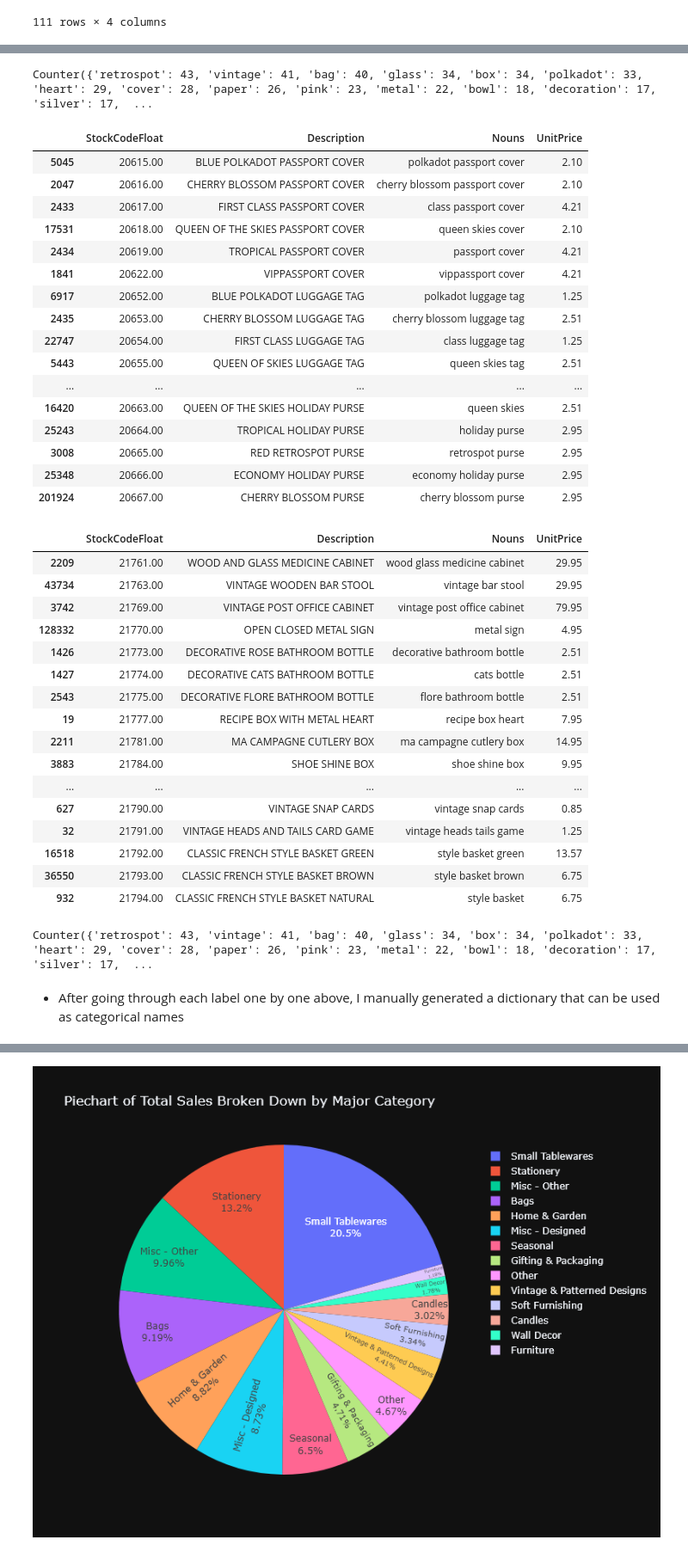
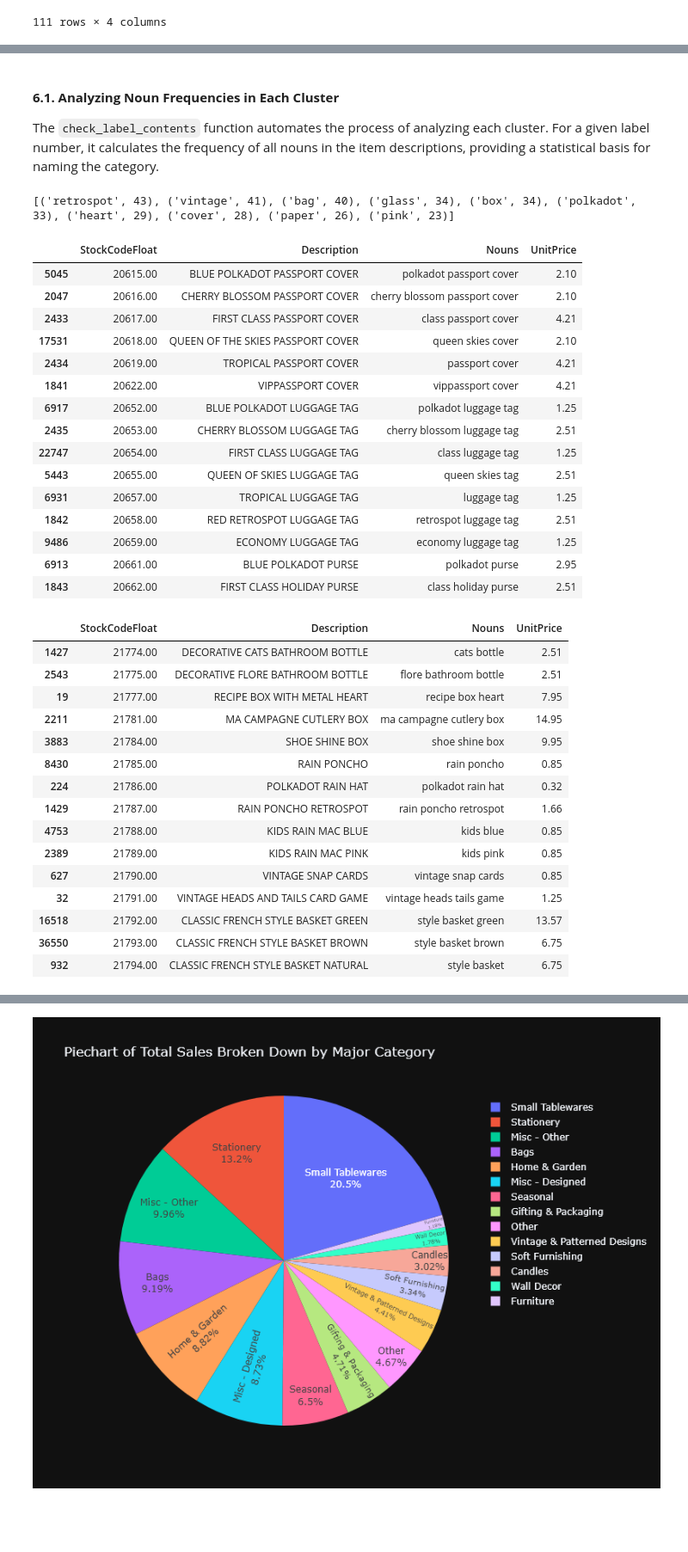
Before and after one commit to lkbaldridge/Online-Sales-Analytics---From-EDA-to-Customer-Segmentation-Product-Clustering, a Jupyter notebook: 3. machine learning - stock clustering.ipynb, the cells around one changed output, grey strips where cells are left out. Shown at 86% size. Saved outputs shown, nothing was run; the diff lists cells and outputs as text; code cells hidden in the pictures; blank space fills up the shorter version.

```diff
--- a/3. machine learning - stock clustering.ipynb
+++ b/3. machine learning - stock clustering.ipynb
@@ -29,11 +37,11 @@ pd.options.display.max_columns = 50
 pd.options.display.float_format = '{:.2f}'.format
 
 def display_side_by_side(*args):
-    html_str = '<div style="display: flex; justify-content: flex-start;">'
+    html_str = '<div style="display: flex; justify-content: flex-start;"'
     for df in args:
         if isinstance(df, pd.Series):
             df = df.to_frame()
-        html_str += f'<div style="flex: 1; padding: 0;">{df.to_html(index=True)}</div>'
-    html_str += '</div>'
+        html_str += f'<div style="flex: 1; padding: 0;"{df.to_html(index=True)}</div'
+    html_str += '</div'
 
     display(HTML(html_str))
@@ -198,6 +249,9 @@ def extract_nouns(text):
 
 #Create Nouns column with function above
 price_code_df_filtered['Nouns'] = price_code_df_filtered['Description'].apply(extract_nouns)
+# %% [markdown]
+#### **6.1. Analyzing Noun Frequencies in Each Cluster**
+The `check_label_contents` function automates the process of analyzing each cluster. For a given label number, it calculates the frequency of all nouns in the item descriptions, providing a statistical basis for naming the category.
 # %%
 
 #Now we can check each label with the help of the function below
@@ -231,60 +285,54 @@ def check_label_contents(num, df, return_info = False):
     word_counts = Counter(words)
 
     # Sort the words by frequency and display 20 most frequent nouns
     sorted_word_counts = dict(sorted(word_counts.items(), key=lambda item: item[1], reverse=True))
     most_frequent_words = list(sorted_word_counts.keys())[:20]
-    print(word_counts)
+    print(word_counts.most_common(10))
 
     #Display subset of df that can aid in naming Label, optionally return sorted and label filtered df for further analysis
     sorted_df = label_filtered.sort_values(by='StockCodeFloat', ascending=True)
     sorted_df_info = sorted_df[['StockCodeFloat', 'Description', 'Nouns', 'UnitPrice']]
-    if len(sorted_df) >= 40:
-        display_side_by_side(sorted_df_info[:20], sorted_df_info[-20:])
+    if len(sorted_df) == 40:
+        display_side_by_side(sorted_df_info[:15], sorted_df_info[-15:])
     else:
         display_side_by_side(sorted_df_info[:])
 
     if return_info:
         return sorted_df, word_counts
 
 #Example output
 group_df, word_counts = check_label_contents(10, price_code_df_filtered, True)
-print(word_counts)
 # %% [output]
-Counter({'retrospot': 43, 'vintage': 41, 'bag': 40, 'glass': 34, 'box': 34, 'polkadot': 33, 'heart': 29, 'cover': 28, 'paper': 26, 'pink': 23, 'metal': 22, 'bowl': 18, 'decoration': 17, 'silver': 17,  ...
+[('retrospot', 43), ('vintage', 41), ('bag', 40), ('glass', 34), ('box', 34), ('polkadot', 33), ('heart', 29), ('cover', 28), ('paper', 26), ('pink', 23)]
 |  | StockCodeFloat | Description | Nouns | UnitPrice |
 | 5045 | 20615.00 | BLUE POLKADOT PASSPORT COVER | polkadot passport cover | 2.10 |
 | 2047 | 20616.00 | CHERRY BLOSSOM PASSPORT COVER | cherry blossom passport cover | 2.10 |
 | 2433 | 20617.00 | FIRST CLASS PASSPORT COVER | class passport cover | 4.21 |
 | 17531 | 20618.00 | QUEEN OF THE SKIES PASSPORT COVER | queen skies cover | 2.10 |
 | 2434 | 20619.00 | TROPICAL PASSPORT COVER | passport cover | 4.21 |
 | 1841 | 20622.00 | VIPPASSPORT COVER | vippassport cover | 4.21 |
 | 6917 | 20652.00 | BLUE POLKADOT LUGGAGE TAG | polkadot luggage tag | 1.25 |
 | 2435 | 20653.00 | CHERRY BLOSSOM LUGGAGE TAG | cherry blossom luggage tag | 2.51 |
 | 22747 | 20654.00 | FIRST CLASS LUGGAGE TAG | class luggage tag | 1.25 |
 | 5443 | 20655.00 | QUEEN OF SKIES LUGGAGE TAG | queen skies tag | 2.51 |
-| ... | ... | ... | ... | ... |
-| 16420 | 20663.00 | QUEEN OF THE SKIES HOLIDAY PURSE | queen skies | 2.51 |
-| 25243 | 20664.00 | TROPICAL HOLIDAY PURSE | holiday purse | 2.95 |
-| 3008 | 20665.00 | RED RETROSPOT PURSE | retrospot purse | 2.95 |
-| 25348 | 20666.00 | ECONOMY HOLIDAY PURSE | economy holiday purse | 2.95 |
-| 201924 | 20667.00 | CHERRY BLOSSOM PURSE | cherry blossom purse | 2.95 |
+| 6931 | 20657.00 | TROPICAL LUGGAGE TAG | luggage tag | 1.25 |
+| 1842 | 20658.00 | RED RETROSPOT LUGGAGE TAG | retrospot luggage tag | 2.51 |
+| 9486 | 20659.00 | ECONOMY LUGGAGE TAG | economy luggage tag | 1.25 |
+| 6913 | 20661.00 | BLUE POLKADOT PURSE | polkadot purse | 2.95 |
+| 1843 | 20662.00 | FIRST CLASS HOLIDAY PURSE | class holiday purse | 2.51 |
 |  | StockCodeFloat | Description | Nouns | UnitPrice |
-| 2209 | 21761.00 | WOOD AND GLASS MEDICINE CABINET | wood glass medicine cabinet | 29.95 |
-| 43734 | 21763.00 | VINTAGE WOODEN BAR STOOL | vintage bar stool | 29.95 |
-| 3742 | 21769.00 | VINTAGE POST OFFICE CABINET | vintage post office cabinet | 79.95 |
-| 128332 | 21770.00 | OPEN CLOSED METAL SIGN | metal sign | 4.95 |
-| 1426 | 21773.00 | DECORATIVE ROSE BATHROOM BOTTLE | decorative bathroom bottle | 2.51 |
 | 1427 | 21774.00 | DECORATIVE CATS BATHROOM BOTTLE | cats bottle | 2.51 |
 | 2543 | 21775.00 | DECORATIVE FLORE BATHROOM BOTTLE | flore bathroom bottle | 2.51 |
 | 19 | 21777.00 | RECIPE BOX WITH METAL HEART | recipe box heart | 7.95 |
 | 2211 | 21781.00 | MA CAMPAGNE CUTLERY BOX | ma campagne cutlery box | 14.95 |
 | 3883 | 21784.00 | SHOE SHINE BOX | shoe shine box | 9.95 |
-| ... | ... | ... | ... | ... |
+| 8430 | 21785.00 | RAIN PONCHO | rain poncho | 0.85 |
+| 224 | 21786.00 | POLKADOT RAIN HAT | polkadot rain hat | 0.32 |
+| 1429 | 21787.00 | RAIN PONCHO RETROSPOT | rain poncho retrospot | 1.66 |
+| 4753 | 21788.00 | KIDS RAIN MAC BLUE | kids blue | 0.85 |
+| 2389 | 21789.00 | KIDS RAIN MAC PINK | kids pink | 0.85 |
 | 627 | 21790.00 | VINTAGE SNAP CARDS | vintage snap cards | 0.85 |
 | 32 | 21791.00 | VINTAGE HEADS AND TAILS CARD GAME | vintage heads tails game | 1.25 |
 | 16518 | 21792.00 | CLASSIC FRENCH STYLE BASKET GREEN | style basket green | 13.57 |
 | 36550 | 21793.00 | CLASSIC FRENCH STYLE BASKET BROWN | style basket brown | 6.75 |
 | 932 | 21794.00 | CLASSIC FRENCH STYLE BASKET NATURAL | style basket | 6.75 |
-Counter({'retrospot': 43, 'vintage': 41, 'bag': 40, 'glass': 34, 'box': 34, 'polkadot': 33, 'heart': 29, 'cover': 28, 'paper': 26, 'pink': 23, 'metal': 22, 'bowl': 18, 'decoration': 17, 'silver': 17,  ...
-# %% [markdown]
-- After going through each label one by one above, I manually generated a dictionary that can be used as categorical names
```
Also changed, not shown: parts of 43 cells of this notebook, 28 other files.
